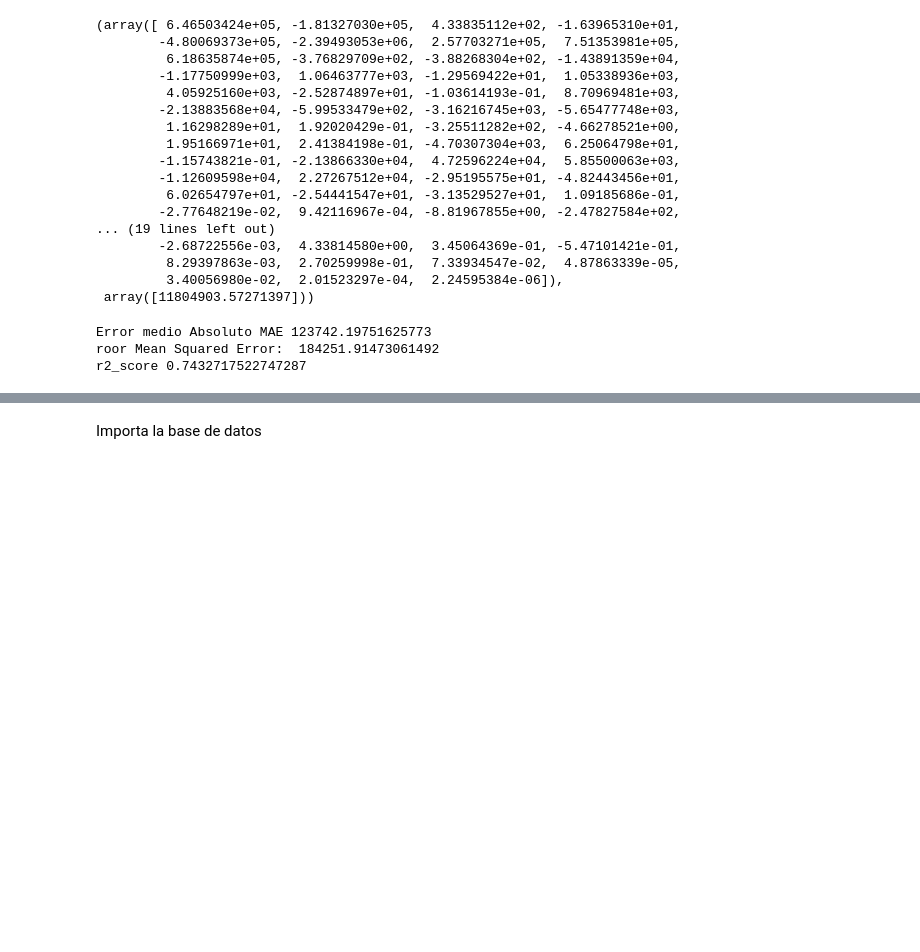
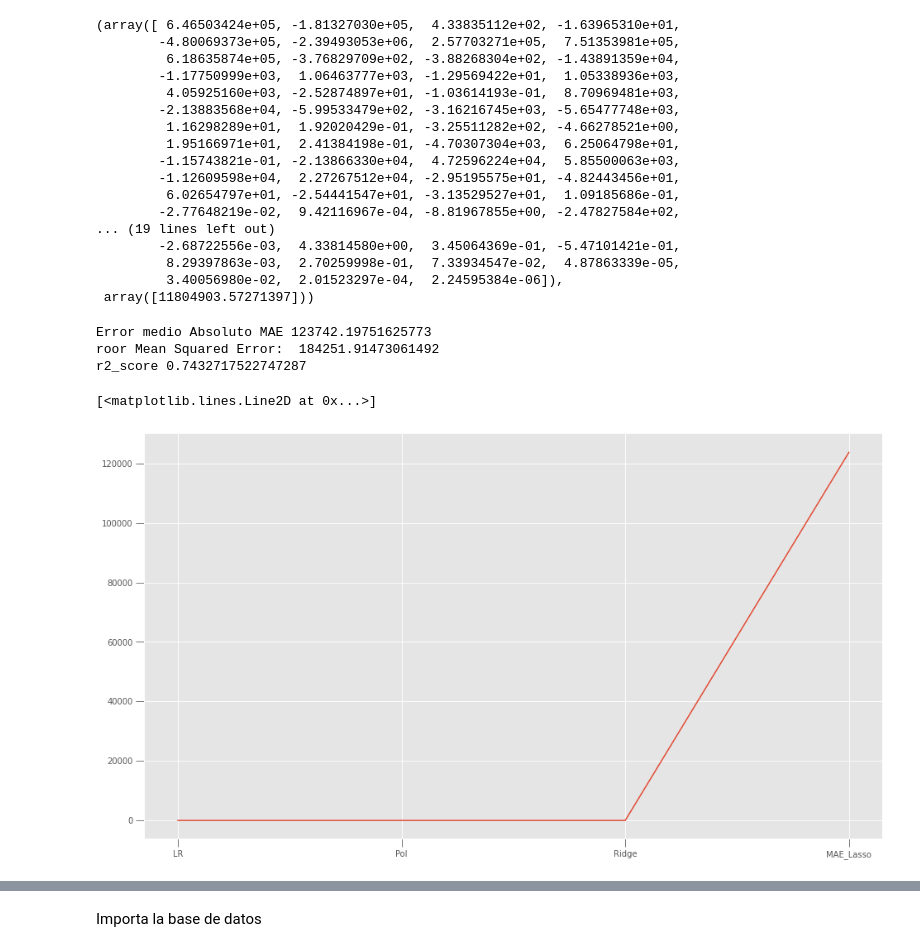
Before and after one commit to PosgradoMNA/actividades-de-aprendizaje-A01081266, a Jupyter notebook: A01081266TecMty_Regresion_lineal_polinomial.ipynb, the cells around one changed output, grey strips where cells are left out. Drawn from its saved outputs; the diff is of its cells as text; code cells hidden in the pictures; blank space fills up the shorter version.

```diff
--- a/A01081266TecMty_Regresion_lineal_polinomial.ipynb
+++ b/A01081266TecMty_Regresion_lineal_polinomial.ipynb
@@ -836,3 +832,15 @@ from sklearn.linear_model import LinearRegression
+# %%
+#tu codigo aquí
+
+from sklearn.linear_model import LinearRegression
+from sklearn.preprocessing import StandardScaler
+
+sc = StandardScaler()
+X_train = sc.fit_transform(X_train)
+X_test = sc.fit_transform(X_test)
+
+y_train = sc.fit_transform(y_train)
+y_test = sc.fit_transform(y_test)
 # %%
 ModeloLR = LinearRegression(fit_intercept=True)
 ModeloLR=ModeloLR.fit(X_train, y_train)
@@ -934,4 +939,8 @@ R2 Error 0.676723037026191
 print('Error medio Absoluto MAE', metrics.mean_absolute_error(y_train, y_predPolyTrain))
 print('E Mean Squared Error: ', np.sqrt(metrics.mean_squared_error(y_train, y_predPolyTrain)))
 print('r2_score', r2_score(y_train, y_predPolyTrain))
+
+PRMAE = metrics.mean_absolute_error(y_train, y_predPolyTrain)
+PRMS = np.sqrt(metrics.mean_squared_error(y_train, y_predPolyTrain))
+PRR2 = r2_score(y_train, y_predPolyTrain)
 # %% [output]
@@ -1001,4 +1016,8 @@ R2 Error 0.6686033422217963
 print('Error medio Absoluto MAE', metrics.mean_absolute_error(y_train, y_predRidgeTrain))
 print('roor Mean Squared Error: ', np.sqrt(metrics.mean_squared_error(y_train, y_predRidgeTrain)))
 print('r2_score', r2_score(y_train, y_predRidgeTrain))
+
+RDMAE= metrics.mean_absolute_error(y_train, y_predRidgeTrain)
+RDMS= np.sqrt(metrics.mean_squared_error(y_train, y_predRidgeTrain))
+RDR2=r2_score(y_train, y_predRidgeTrain)
 # %% [output]
@@ -1077,7 +1096,23 @@ y_predLassoTrain = ModeloLasso1.predict(X_poly)
 print('Error medio Absoluto MAE', metrics.mean_absolute_error(y_train, y_predLassoTrain))
 print('roor Mean Squared Error: ', np.sqrt(metrics.mean_squared_error(y_train, y_predLassoTrain)))
 print('r2_score', r2_score(y_train, y_predLassoTrain))
+
+LSMAE=metrics.mean_absolute_error(y_train, y_predLassoTrain)
+LSMS= np.sqrt(metrics.mean_squared_error(y_train, y_predLassoTrain))
+LSR2= r2_score(y_train, y_predLassoTrain)
 # %% [output]
 Error medio Absoluto MAE 123742.19751625773
 roor Mean Squared Error:  184251.91473061492
 r2_score 0.7432717522747287
+# %%
+data3 = {'LR':LRMAE, 'Pol': PRMAE, 'Ridge': RDMAE,
+        'MAE_Lasso':LSMAE}
+
+
+Model3 = list(data3.keys())
+values3 = list(data3.values())
+
+plt.plot(Model3,values3)
+# %% [output]
+[<matplotlib.lines.Line2D at 0x...>]
+[figure, added]
```
Also changed, not shown: parts of 25 cells of this notebook.
